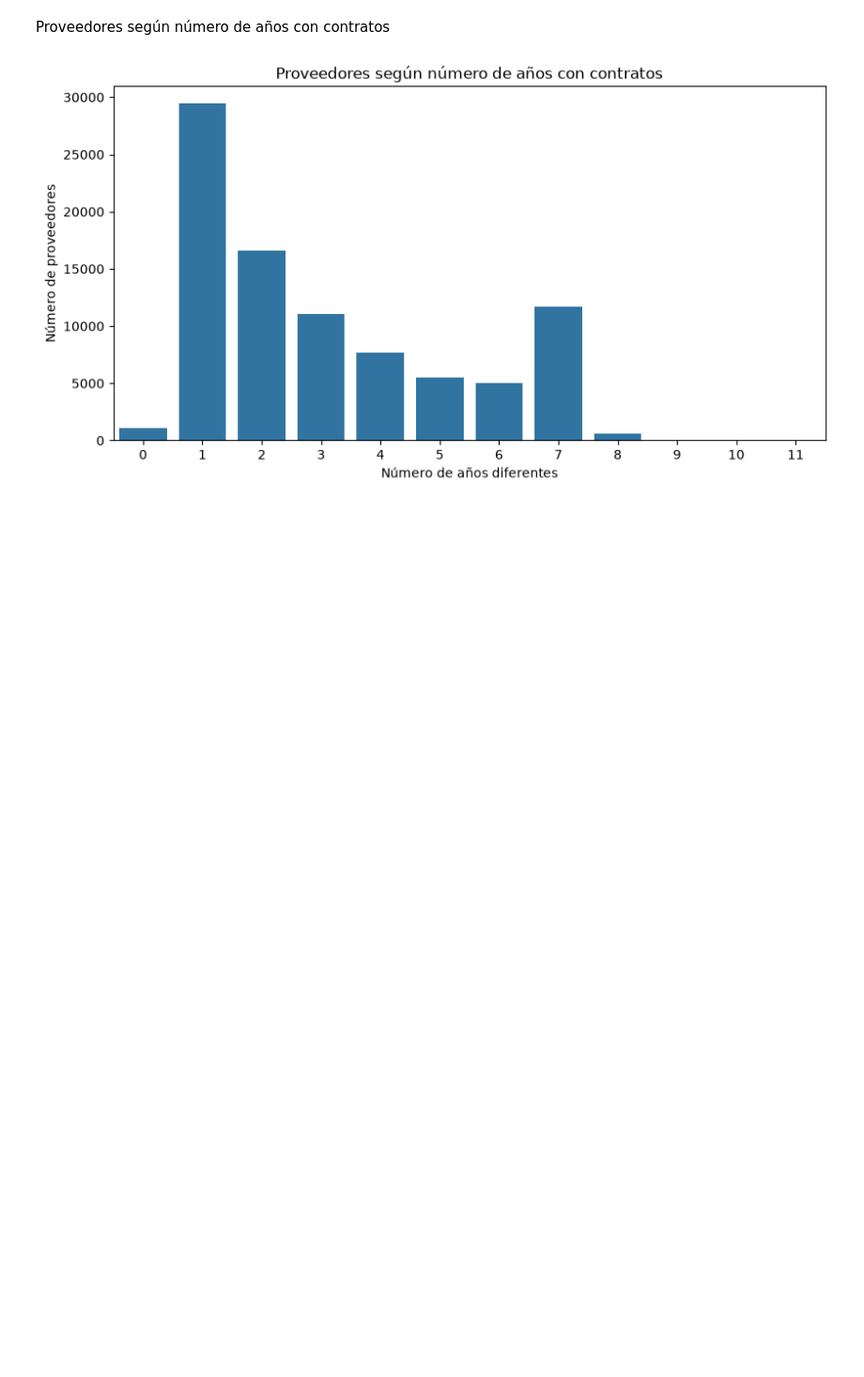
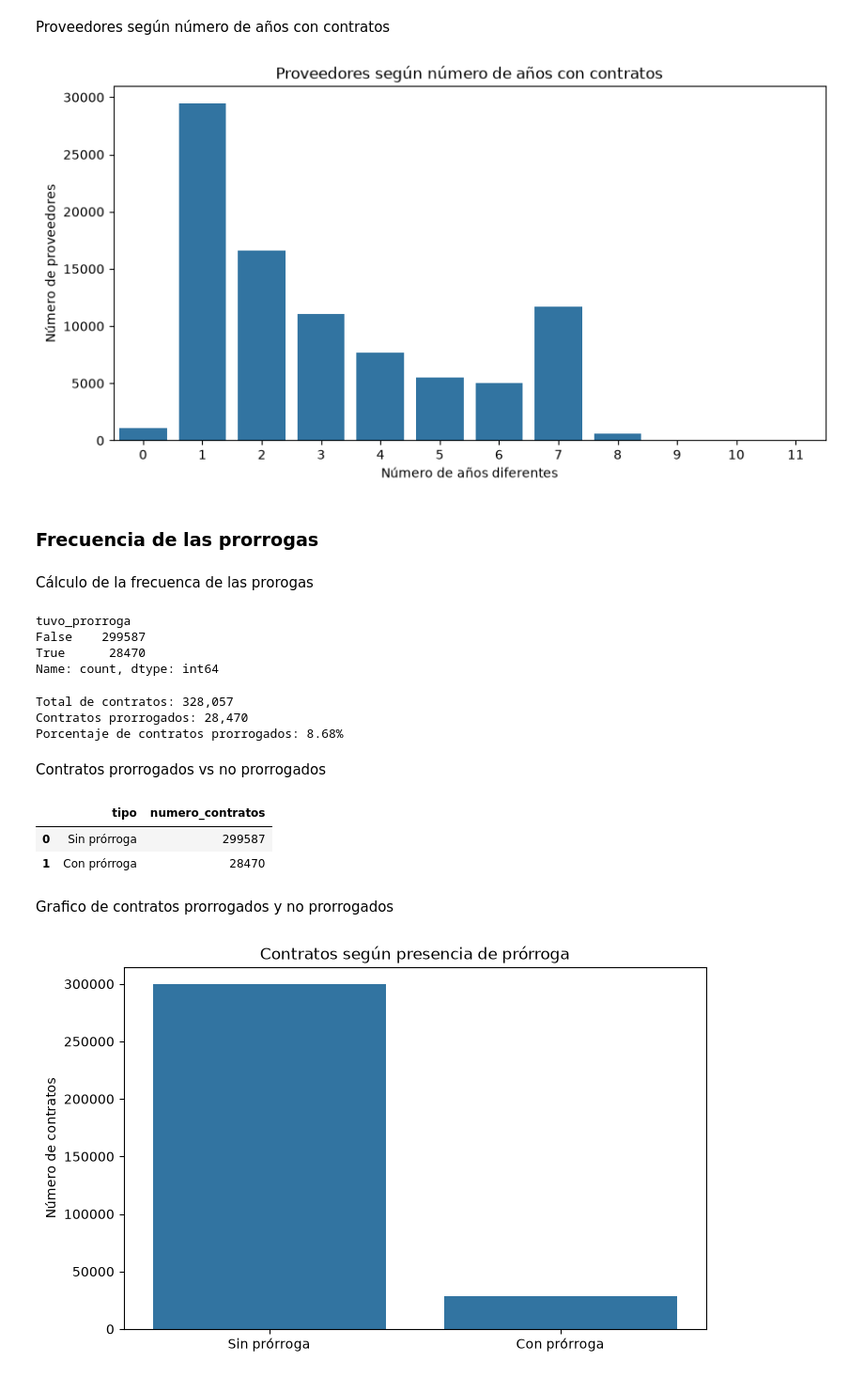
Before and after one commit to DanielN-11/acptd-proyecto1-sena, a Jupyter notebook: analisis_datos/pregunta2/analisis_pregunta2.ipynb, the cells around one changed output. Shown at 94% size. Drawn from its saved outputs; the diff is of its cells as text; code cells hidden in the pictures; blank space fills up the shorter version.

Commit message:
Tercera parte del analisis de la pregunta dos, la frecuencia de las prorrogas

```diff
--- a/analisis_datos/pregunta2/analisis_pregunta2.ipynb
+++ b/analisis_datos/pregunta2/analisis_pregunta2.ipynb
@@ -226,3 +226,69 @@ plt.ylabel("Número de proveedores")
 plt.show()
 # %% [output]
 [figure]
+# %% [markdown]
+### Frecuencia de las prorrogas
+# %% [markdown]
+Cálculo de la frecuenca de las prorogas
+# %%
+# Crear indicador de prórroga
+df["tuvo_prorroga"] = df["dias_adicionados"].fillna(0) > 0
+
+# Verificar resultados
+df["tuvo_prorroga"].value_counts()
+# %% [output]
+tuvo_prorroga
+False    299587
+True      28470
+Name: count, dtype: int64
+# %%
+total_contratos = df["id_contrato"].nunique()
+
+contratos_prorrogados = df.loc[
+    df["tuvo_prorroga"], "id_contrato"
+].nunique()
+
+porcentaje_prorrogados = (
+    contratos_prorrogados / total_contratos * 100
+)
+
+print(f"Total de contratos: {total_contratos:,}")
+print(f"Contratos prorrogados: {contratos_prorrogados:,}")
+print(f"Porcentaje de contratos prorrogados: {porcentaje_prorrogados:.2f}%")
+# %% [output]
+Total de contratos: 328,057
+Contratos prorrogados: 28,470
+Porcentaje de contratos prorrogados: 8.68%
+# %% [markdown]
+Contratos prorrogados vs no prorrogados
+# %%
+frecuencia_prorrogas = pd.DataFrame({
+    "tipo": ["Sin prórroga", "Con prórroga"],
+    "numero_contratos": [
+        total_contratos - contratos_prorrogados,
+        contratos_prorrogados
+    ]
+})
+
+frecuencia_prorrogas
+# %% [output]
+|  | tipo | numero_contratos |
+| 0 | Sin prórroga | 299587 |
+| 1 | Con prórroga | 28470 |
+# %% [markdown]
+Grafico de contratos prorrogados y no prorrogados
+# %%
+plt.figure(figsize=(8, 5))
+
+sns.barplot(
+    data=frecuencia_prorrogas,
+    x="tipo",
+    y="numero_contratos"
+)
+
+plt.title("Contratos prorrogados y no prorrogados")
+plt.xlabel("")
+plt.ylabel("Número de contratos")
+plt.show()
+# %% [output]
+[figure, added]
```
Also changed, not shown: parts of 4 cells of this notebook.
